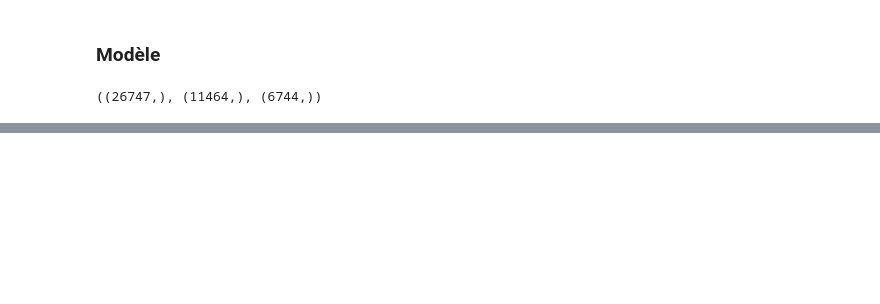
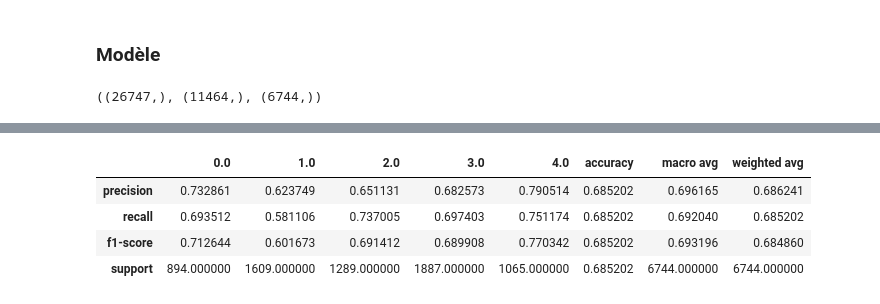
Before and after one commit to MarcGLOAGUEN/pandemic_covid19, a Jupyter notebook: NLP.ipynb, the cells around one changed output, grey strips where cells are left out. Saved outputs shown, nothing was run; the diff lists cells and outputs as text; code cells hidden in the pictures; blank space fills up the shorter version.

```diff
--- a/NLP.ipynb
+++ b/NLP.ipynb
@@ -191,0 +283,2 @@ int_test_ds = test_ds.map(lambda x, y: (text_vectorization(x), y), num_parallel_
+# %%
+report = pd.DataFrame(classification_report(y_test, y_pred, output_dict=True))
@@ -191,0 +299,8 @@ int_test_ds = test_ds.map(lambda x, y: (text_vectorization(x), y), num_parallel_
+# %%
+report
+# %% [output]
+|  | 0.0 | 1.0 | 2.0 | 3.0 | 4.0 | accuracy | macro avg | weighted avg |
+| precision | 0.732861 | 0.623749 | 0.651131 | 0.682573 | 0.790514 | 0.685202 | 0.696165 | 0.686241 |
+| recall | 0.693512 | 0.581106 | 0.737005 | 0.697403 | 0.751174 | 0.685202 | 0.692040 | 0.685202 |
+| f1-score | 0.712644 | 0.601673 | 0.691412 | 0.689908 | 0.770342 | 0.685202 | 0.693196 | 0.684860 |
+| support | 894.000000 | 1609.000000 | 1289.000000 | 1887.000000 | 1065.000000 | 0.685202 | 6744.000000 | 6744.000000 |
```
Also changed, not shown: parts of 28 cells of this notebook, 14 other files.
